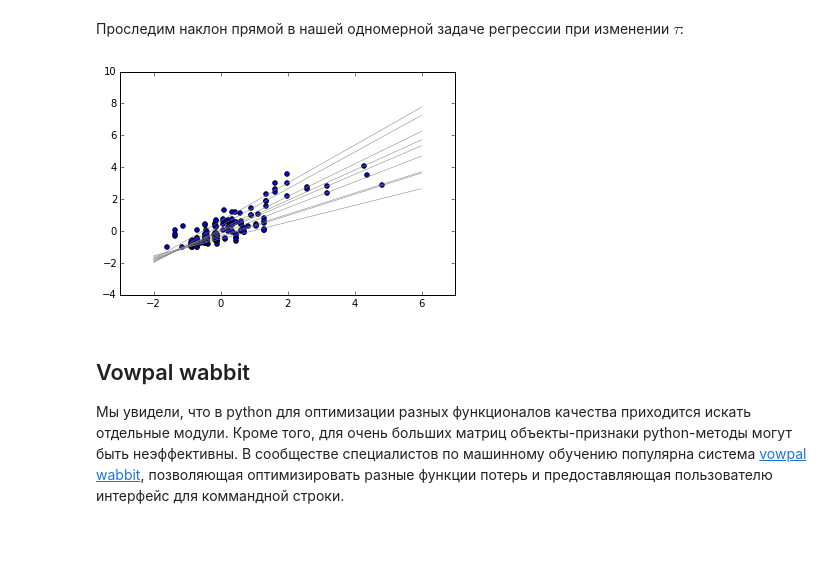
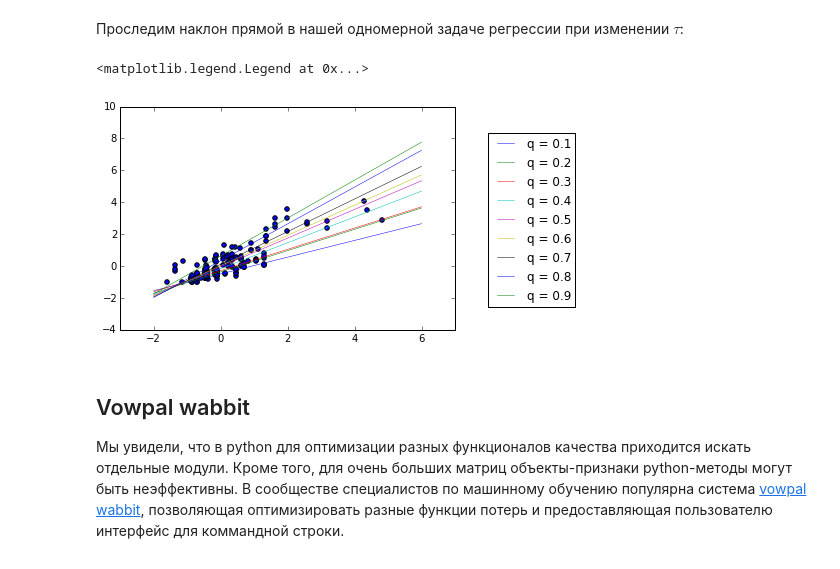
Before and after one commit to ScoobyVooDoo/HSE_FCS_seminars, a Jupyter notebook: materials/LinearRegressionSeminar.ipynb, the cells around one changed output. Cells and saved outputs as stored; diff of their text form; code cells hidden in the pictures.

```diff
--- a/materials/LinearRegressionSeminar.ipynb
+++ b/materials/LinearRegressionSeminar.ipynb
@@ -329,12 +344,14 @@ $$u \geqslant 0, \quad v \geqslant 0$$
 # %%
 plt.scatter(X_subset[:, 0], X_subset[:, 1])
 grid = np.linspace(-2, 6, 100)
 mod = smf.quantreg('f15 ~ f7', pd.DataFrame(data=X_subset, columns=["f7", "f15"]))
 for q in np.arange(0.1, 1, 0.1):
     res = mod.fit(q=q)
-    plt.plot(grid, grid * res.params["f7"] + res.params["Intercept"], color="gray", linewidth=0.5)
+    plt.plot(grid, grid * res.params["f7"] + res.params["Intercept"], linewidth=0.5, label="q = "+str(q))
+plt.legend(loc=(1.1, 0.1))
 # %% [output]
+<matplotlib.legend.Legend at 0x...>
-[figure, old version]
+[figure, new version]
 # %% [markdown]
 ## Vowpal wabbit
 Мы увидели, что в python для оптимизации разных функционалов качества приходится искать отдельные модули. Кроме того, для очень больших матриц объекты-признаки python-методы могут быть неэффективны. В сообществе специалистов по машинному обучению популярна система [vowpal wabbit](https://github.com/JohnLangford/vowpal_wabbit/wiki), позволяющая оптимизировать разные функции потерь и предоставляющая пользователю интерфейс для коммандной строки.
```
Also changed, not shown: parts of 12 cells of this notebook.
